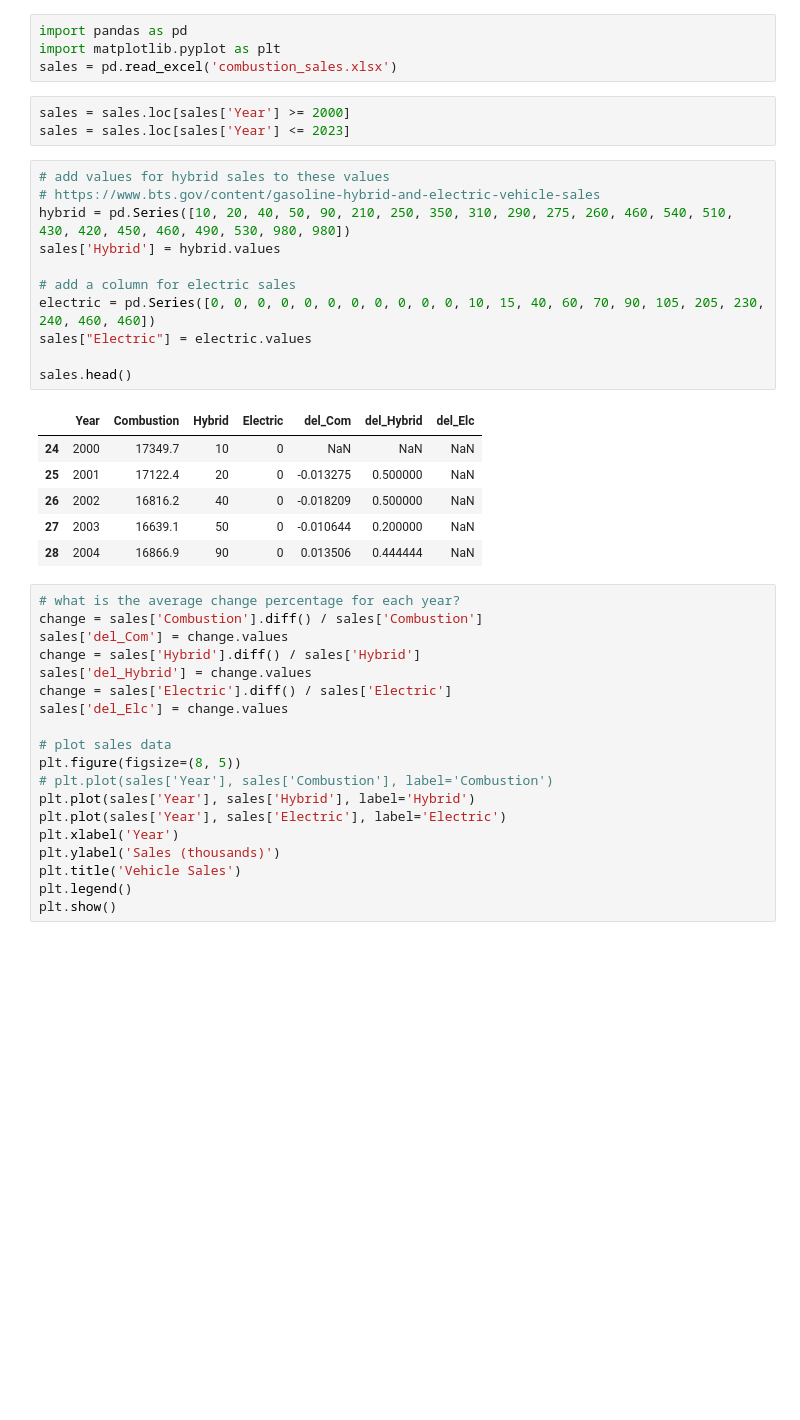
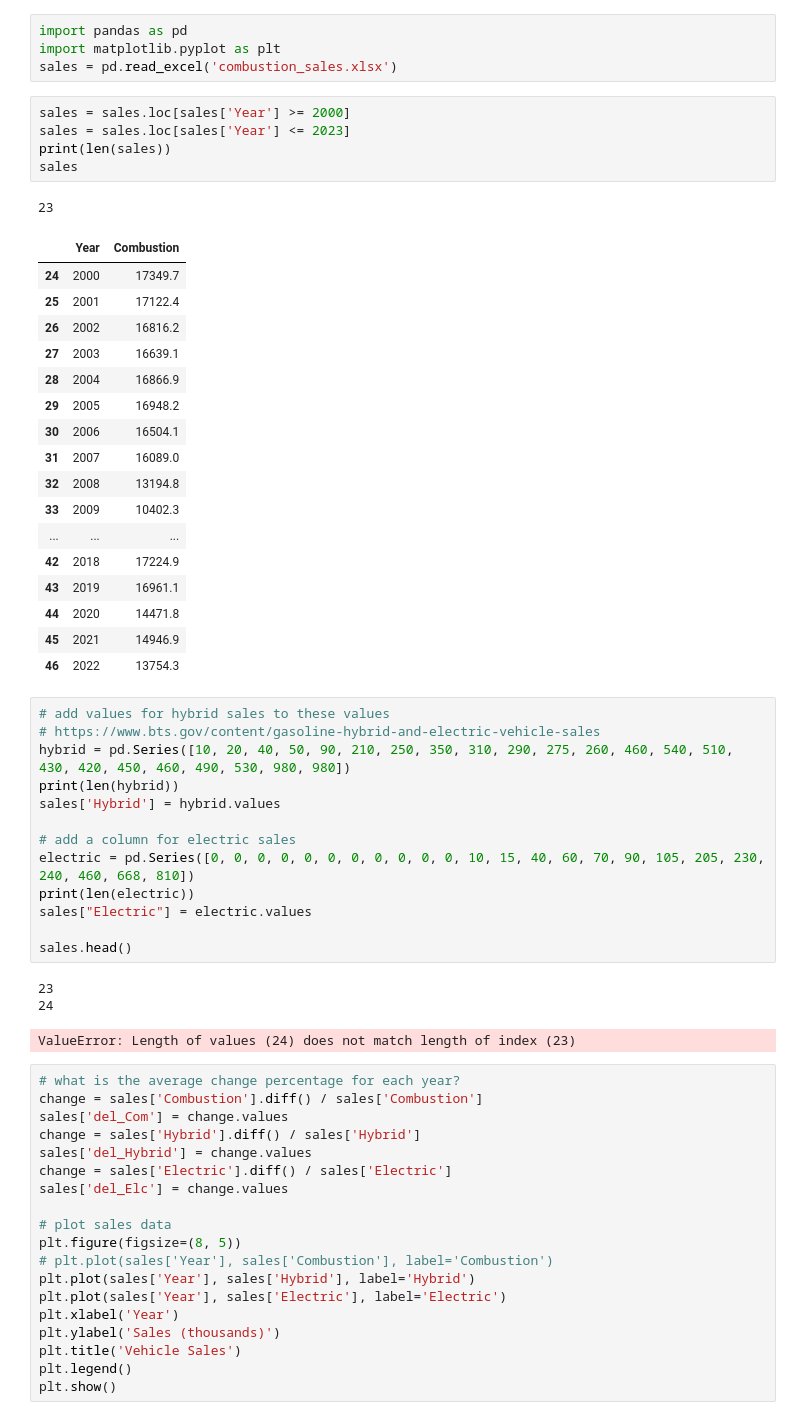
Before and after one commit to binDebug3/EVAdoption, a Jupyter notebook: verification.ipynb, the cells around one changed output. Cells and saved outputs as stored; diff of their text form; blank space fills up the shorter version.

```diff
--- a/verification.ipynb
+++ b/verification.ipynb
@@ -5,24 +5,44 @@ sales = pd.read_excel('combustion_sales.xlsx')
 # %%
 sales = sales.loc[sales['Year'] >= 2000]
 sales = sales.loc[sales['Year'] <= 2023]
+print(len(sales))
+sales
+# %% [output]
+23
+|  | Year | Combustion |
+| 24 | 2000 | 17349.7 |
+| 25 | 2001 | 17122.4 |
+| 26 | 2002 | 16816.2 |
+| 27 | 2003 | 16639.1 |
+| 28 | 2004 | 16866.9 |
+| 29 | 2005 | 16948.2 |
+| 30 | 2006 | 16504.1 |
+| 31 | 2007 | 16089.0 |
+| 32 | 2008 | 13194.8 |
+| 33 | 2009 | 10402.3 |
+| ... | ... | ... |
+| 42 | 2018 | 17224.9 |
+| 43 | 2019 | 16961.1 |
+| 44 | 2020 | 14471.8 |
+| 45 | 2021 | 14946.9 |
+| 46 | 2022 | 13754.3 |
 # %%
 # add values for hybrid sales to these values
 # https://www.bts.gov/content/gasoline-hybrid-and-electric-vehicle-sales
 hybrid = pd.Series([10, 20, 40, 50, 90, 210, 250, 350, 310, 290, 275, 260, 460, 540, 510, 430, 420, 450, 460, 490, 530, 980, 980])
+print(len(hybrid))
 sales['Hybrid'] = hybrid.values
 
 # add a column for electric sales
-electric = pd.Series([0, 0, 0, 0, 0, 0, 0, 0, 0, 0, 0, 10, 15, 40, 60, 70, 90, 105, 205, 230, 240, 460, 460])
+electric = pd.Series([0, 0, 0, 0, 0, 0, 0, 0, 0, 0, 0, 10, 15, 40, 60, 70, 90, 105, 205, 230, 240, 460, 668, 810])
+print(len(electric))
 sales["Electric"] = electric.values
 
 sales.head()
 # %% [output]
-|  | Year | Combustion | Hybrid | Electric | del_Com | del_Hybrid | del_Elc |
-| 24 | 2000 | 17349.7 | 10 | 0 | NaN | NaN | NaN |
-| 25 | 2001 | 17122.4 | 20 | 0 | -0.013275 | 0.500000 | NaN |
-| 26 | 2002 | 16816.2 | 40 | 0 | -0.018209 | 0.500000 | NaN |
-| 27 | 2003 | 16639.1 | 50 | 0 | -0.010644 | 0.200000 | NaN |
-| 28 | 2004 | 16866.9 | 90 | 0 | 0.013506 | 0.444444 | NaN |
+23
+24
+ValueError: Length of values (24) does not match length of index (23)
 # %%
 # what is the average change percentage for each year?
 change = sales['Combustion'].diff() / sales['Combustion']
```
Also changed, not shown: 1 other file.
